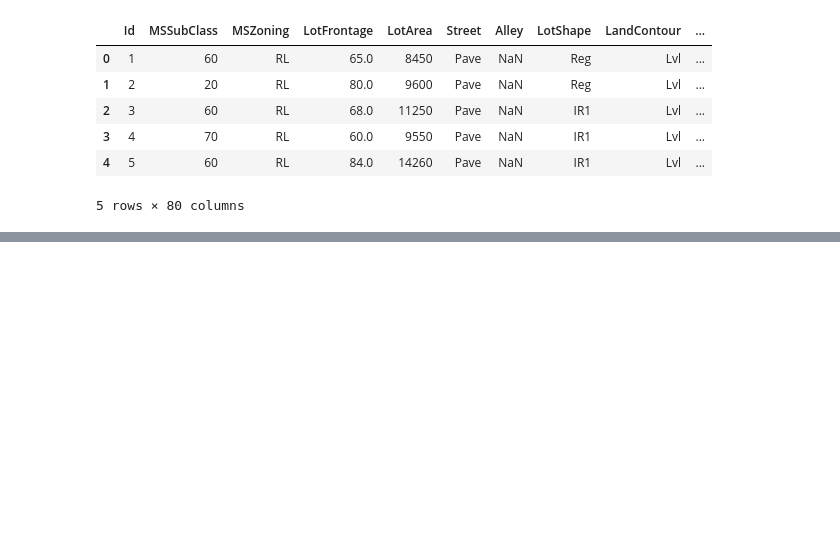
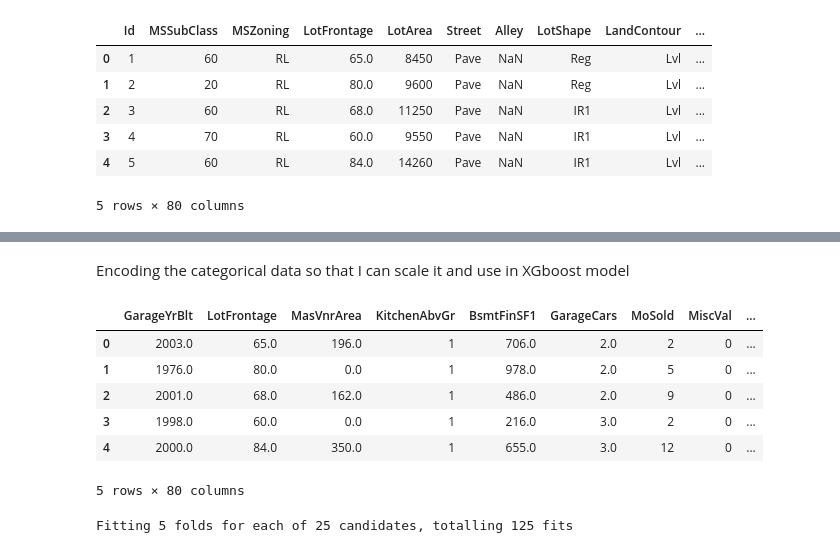
Before and after one commit to SophieSigfstead/Personal, a Jupyter notebook: house-prices-using-xgb-grid-randomized-sv-tf.ipynb, the cells around one changed output, grey strips where cells are left out. Drawn from its saved outputs; the diff is of its cells as text; code cells hidden in the pictures; blank space fills up the shorter version.

```diff
--- a/house-prices-using-xgb-grid-randomized-sv-tf.ipynb
+++ b/house-prices-using-xgb-grid-randomized-sv-tf.ipynb
@@ -206,0 +231,19 @@ NameError: name 'Id' is not defined
+# %% [markdown]
+Encoding the categorical data so that I can scale it and use in XGboost model
+# %%
+for category in cat_cols:
+    encoder = LabelEncoder()
+    encoder.fit(all_X_full[category])
+    all_X_full[str('Enc. ' + category)] = encoder.transform(all_X_full[category])
+
+all_X_full = all_X_full.drop(columns = cat_cols)
+
+all_X_full.head()
+# %% [output]
+|  | GarageYrBlt | LotFrontage | MasVnrArea | KitchenAbvGr | BsmtFinSF1 | GarageCars | MoSold | MiscVal | ... |
+| 0 | 2003.0 | 65.0 | 196.0 | 1 | 706.0 | 2.0 | 2 | 0 | ... |
+| 1 | 1976.0 | 80.0 | 0.0 | 1 | 978.0 | 2.0 | 5 | 0 | ... |
+| 2 | 2001.0 | 68.0 | 162.0 | 1 | 486.0 | 2.0 | 9 | 0 | ... |
+| 3 | 1998.0 | 60.0 | 0.0 | 1 | 216.0 | 3.0 | 2 | 0 | ... |
+| 4 | 2000.0 | 84.0 | 350.0 | 1 | 655.0 | 3.0 | 12 | 0 | ... |
+5 rows × 80 columns
@@ -206,0 +272,10 @@ NameError: name 'Id' is not defined
+# %%
+train_end_index = len(X)
+test_end_index = len(all_X_full)
+
+X_train = all_X_full.iloc[:train_end_index]
+X_test_new = all_X_full.iloc[train_end_index:test_end_index]
+
+model.fit(X_train,Y)
+# %% [output]
+Fitting 5 folds for each of 25 candidates, totalling 125 fits
```
Also changed, not shown: parts of 16 cells of this notebook.
